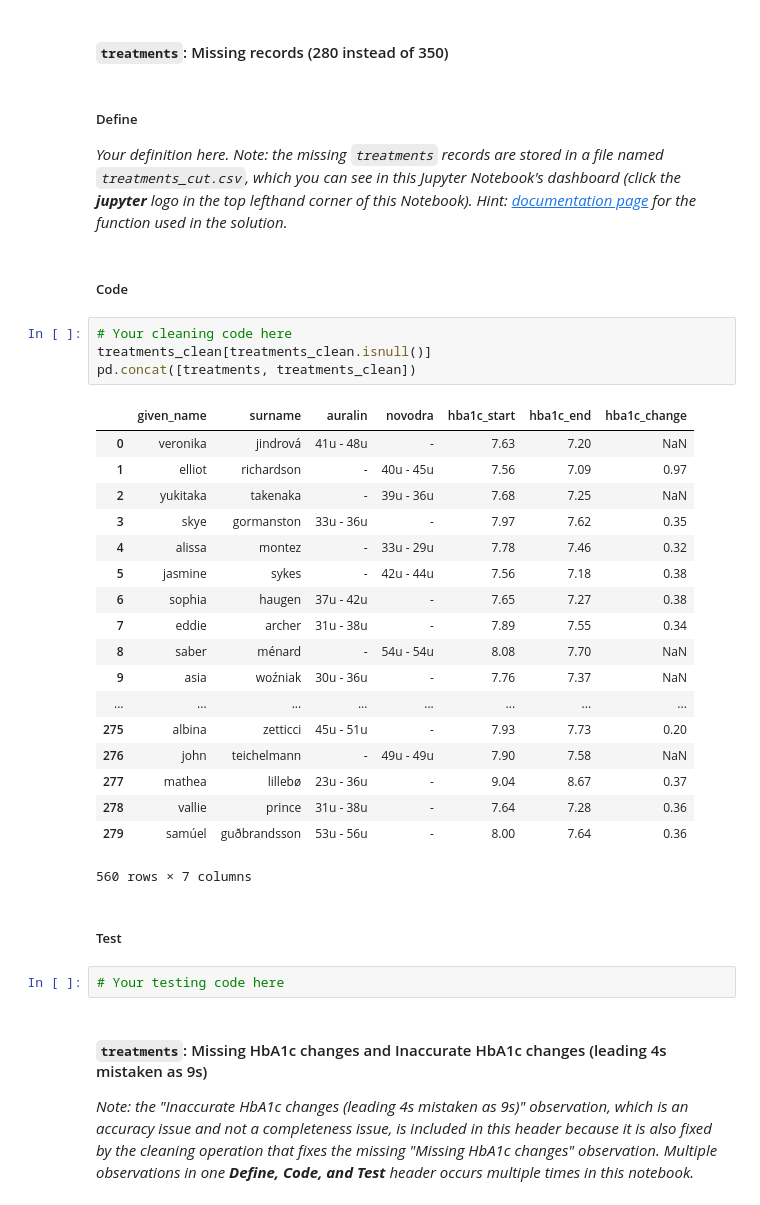
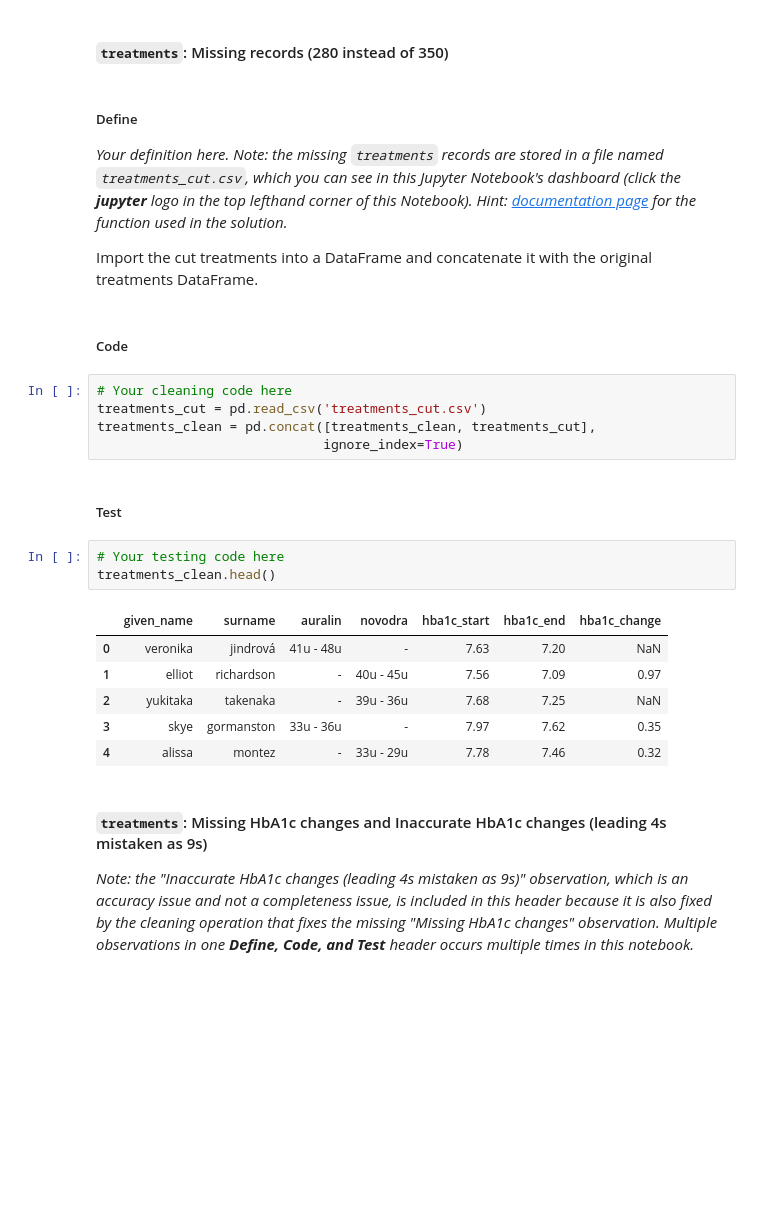
Before and after one commit to michellemao0224/Data-Wrangling, a Jupyter notebook: Cleaning Data/cleaning-student.ipynb, the cells around one changed output. Cells and saved outputs as stored; diff of their text form; blank space fills up the shorter version.

Commit message:
clean missing data

```diff
--- a/Cleaning Data/cleaning-student.ipynb
+++ b/Cleaning Data/cleaning-student.ipynb
@@ -341,35 +341,27 @@ adverse_reactions_clean = adverse_reactions.copy()
 # %% [markdown]
 ##### Define
 *Your definition here. Note: the missing `treatments` records are stored in a file named `treatments_cut.csv`, which you can see in this Jupyter Notebook's dashboard (click the **jupyter** logo in the top lefthand corner of this Notebook). Hint: [documentation page](https://pandas.pydata.org/pandas-docs/stable/generated/pandas.concat.html) for the function used in the solution.*
+
+Import the cut treatments into a DataFrame and concatenate it with the original treatments DataFrame.
 # %% [markdown]
 ##### Code
 # %%
 # Your cleaning code here
-treatments_clean[treatments_clean.isnull()]
-pd.concat([treatments, treatments_clean])
+treatments_cut = pd.read_csv('treatments_cut.csv')
+treatments_clean = pd.concat([treatments_clean, treatments_cut],
+                             ignore_index=True)
-# %% [output]
-|  | given_name | surname | auralin | novodra | hba1c_start | hba1c_end | hba1c_change |
-| 0 | veronika | jindrová | 41u - 48u | - | 7.63 | 7.20 | NaN |
-| 1 | elliot | richardson | - | 40u - 45u | 7.56 | 7.09 | 0.97 |
-| 2 | yukitaka | takenaka | - | 39u - 36u | 7.68 | 7.25 | NaN |
-| 3 | skye | gormanston | 33u - 36u | - | 7.97 | 7.62 | 0.35 |
-| 4 | alissa | montez | - | 33u - 29u | 7.78 | 7.46 | 0.32 |
-| 5 | jasmine | sykes | - | 42u - 44u | 7.56 | 7.18 | 0.38 |
-| 6 | sophia | haugen | 37u - 42u | - | 7.65 | 7.27 | 0.38 |
-| 7 | eddie | archer | 31u - 38u | - | 7.89 | 7.55 | 0.34 |
-| 8 | saber | ménard | - | 54u - 54u | 8.08 | 7.70 | NaN |
-| 9 | asia | woźniak | 30u - 36u | - | 7.76 | 7.37 | NaN |
-| ... | ... | ... | ... | ... | ... | ... | ... |
-| 275 | albina | zetticci | 45u - 51u | - | 7.93 | 7.73 | 0.20 |
-| 276 | john | teichelmann | - | 49u - 49u | 7.90 | 7.58 | NaN |
-| 277 | mathea | lillebø | 23u - 36u | - | 9.04 | 8.67 | 0.37 |
-| 278 | vallie | prince | 31u - 38u | - | 7.64 | 7.28 | 0.36 |
-| 279 | samúel | guðbrandsson | 53u - 56u | - | 8.00 | 7.64 | 0.36 |
-560 rows × 7 columns
 # %% [markdown]
 ##### Test
 # %%
 # Your testing code here
+treatments_clean.head()
+# %% [output]
+|  | given_name | surname | auralin | novodra | hba1c_start | hba1c_end | hba1c_change |
+| 0 | veronika | jindrová | 41u - 48u | - | 7.63 | 7.20 | NaN |
+| 1 | elliot | richardson | - | 40u - 45u | 7.56 | 7.09 | 0.97 |
+| 2 | yukitaka | takenaka | - | 39u - 36u | 7.68 | 7.25 | NaN |
+| 3 | skye | gormanston | 33u - 36u | - | 7.97 | 7.62 | 0.35 |
+| 4 | alissa | montez | - | 33u - 29u | 7.78 | 7.46 | 0.32 |
 # %% [markdown]
 #### `treatments`: Missing HbA1c changes and Inaccurate HbA1c changes (leading 4s mistaken as 9s)
 *Note: the "Inaccurate HbA1c changes (leading 4s mistaken as 9s)" observation, which is an accuracy issue and not a completeness issue, is included in this header because it is also fixed by the cleaning operation that fixes the missing "Missing HbA1c changes" observation. Multiple observations in one **Define, Code, and Test** header occurs multiple times in this notebook.*
```
Also changed, not shown: parts of 3 cells of this notebook.
